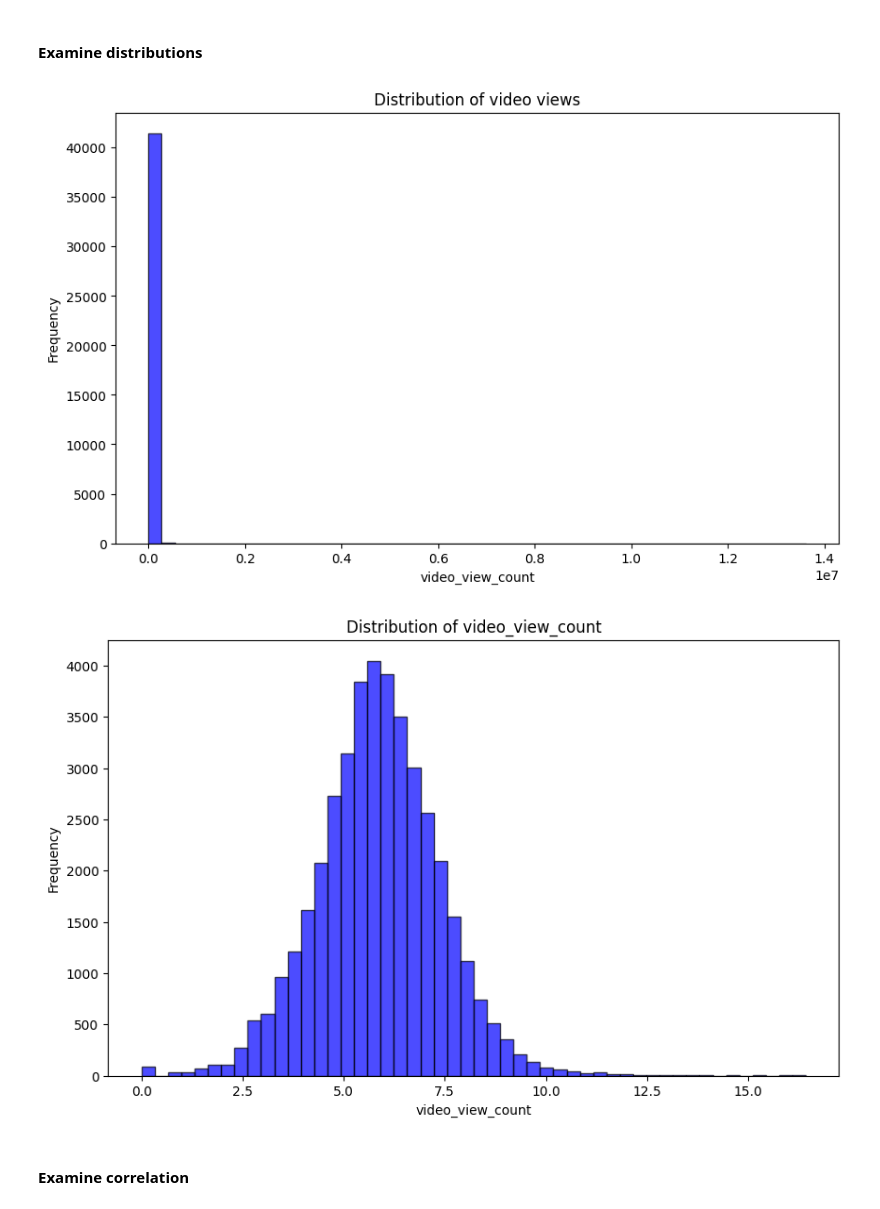
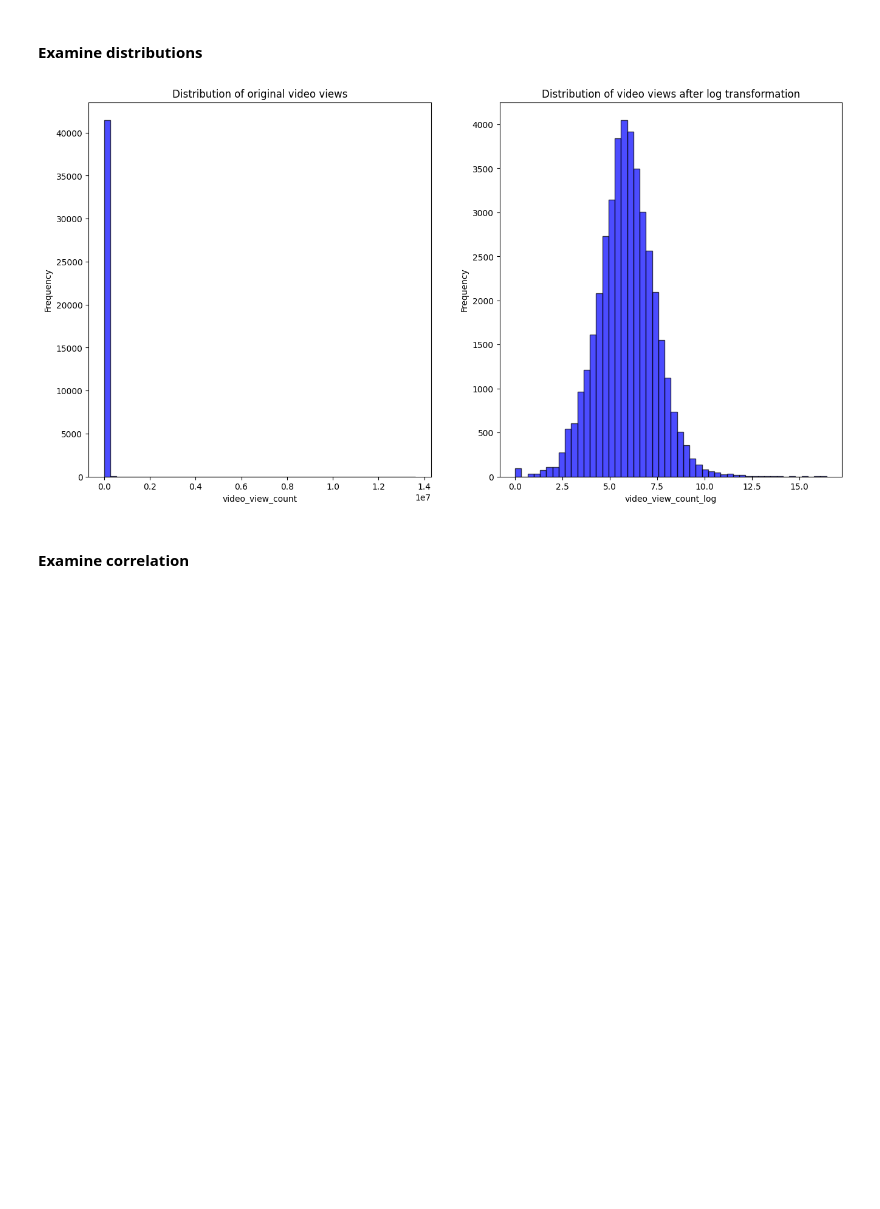
Before and after one commit to Mirrien-Liang/posting-time-impact-analysis, a Jupyter notebook: notebooks/data_cleaning.ipynb, the cells around one changed output. Saved outputs shown, nothing was run; the diff lists cells and outputs as text; code cells hidden in the pictures; blank space fills up the shorter version.

```diff
--- a/notebooks/data_cleaning.ipynb
+++ b/notebooks/data_cleaning.ipynb
@@ -580,35 +580,33 @@ plt.show()
 #### Preprocessing data
 # %%
 # Preprocess data
-train_data = augmented[augmented["video_view_count"].notna()].copy()
-
 # Get time elasped in seconds
-train_data["time_elapsed_seconds"] = train_data["time_elapsed"].dt.total_seconds()
+augmented["time_elapsed_seconds"] = augmented["time_elapsed"].dt.total_seconds()
 
 # Encode has_audio
-train_data["has_audio"] = train_data["has_audio"].astype(pd.Int64Dtype())
+augmented["has_audio"] = augmented["has_audio"].astype(pd.Int64Dtype())
 
 # One-Hot Encode 'day_of_week_pst' and 'categorized_created_at_pst'
 day_of_week_dummies = pd.get_dummies(
-    train_data["day_of_week_pst"],
+    augmented["day_of_week_pst"],
     prefix="day",
     drop_first=True,  # Use Monday as reference
 ).astype(pd.Int64Dtype())
 time_category_dummies = pd.get_dummies(
-    train_data["categorized_created_at_pst"],
+    augmented["categorized_created_at_pst"],
     prefix="time_cat",
     drop_first=True,  # Use Evening as reference
 ).astype(pd.Int64Dtype())
 
 # Concatenate the dummy variables to the dataframe
-train_data = pd.concat([train_data, day_of_week_dummies, time_category_dummies], axis=1)
+augmented = pd.concat([augmented, day_of_week_dummies, time_category_dummies], axis=1)
 
 # Define features selected
 X_COLS = [
     "total_posts",
     "followers",
     "followings",
-    # "comments_count",  # Removed dur to the multicollinearity issue with likes_count
+    # "comments_count",  # Removed due to the multicollinearity issue with likes_count
     "has_audio",  # Encoded into binary 0 or 1
     "likes_count",  # .9 correlation with views; assuming no data leakage;
     "video_duration",
@@ -620,6 +618,8 @@ Y_COL = "video_view_count"
 
 del day_of_week_dummies, time_category_dummies; gc.collect()
 
+train_data = augmented[augmented["video_view_count"].notna()].copy()
+missing_data = augmented[augmented["video_view_count"].isna()].copy()
 train_data
 # %% [output]
 |  | user_id | reel_id | total_posts | followers | followings | scraped_at | comments_count | has_audio | ... |
@@ -639,27 +639,28 @@ train_data
 #### Examine distributions
 # %%
 # Plot distribution
-plt.figure(figsize=(10,6))
+plt.figure(figsize=(16, 8))
+
+plt.subplot(1, 2, 1)
 plt.hist(train_data[Y_COL], bins=50, alpha=0.7, color='blue', edgecolor='black')
-plt.title('Distribution of video views')
+plt.title('Distribution of original video views')
 plt.xlabel('video_view_count')
 plt.ylabel('Frequency')
-plt.show()
+# plt.show()
 
 # Highly skewed to the right
-train_data['video_view_count_log'] = np.log1p(train_data[Y_COL])
+train_data['video_view_count_log'] = np.log1p(train_data[Y_COL])  # Get log(1+x) as view can be 0
 Y_COL_TRANSFORMED = 'video_view_count_log'
 
 # Plot again, satisfied
-plt.figure(figsize=(10,6))
+plt.subplot(1, 2, 2)
 plt.hist(train_data[Y_COL_TRANSFORMED], bins=50, alpha=0.7, color='blue', edgecolor='black')
-plt.title('Distribution of video_view_count')
-plt.xlabel('video_view_count')
+plt.title('Distribution of video views after log transformation')
+plt.xlabel('video_view_count_log')
 plt.ylabel('Frequency')
 plt.show()
 # %% [output]
-[figure, old version]
+[figure, new version]
-[figure, removed]
 # %% [markdown]
 #### Examine correlation
 # %%
```
Also changed, not shown: parts of 5 cells of this notebook.
